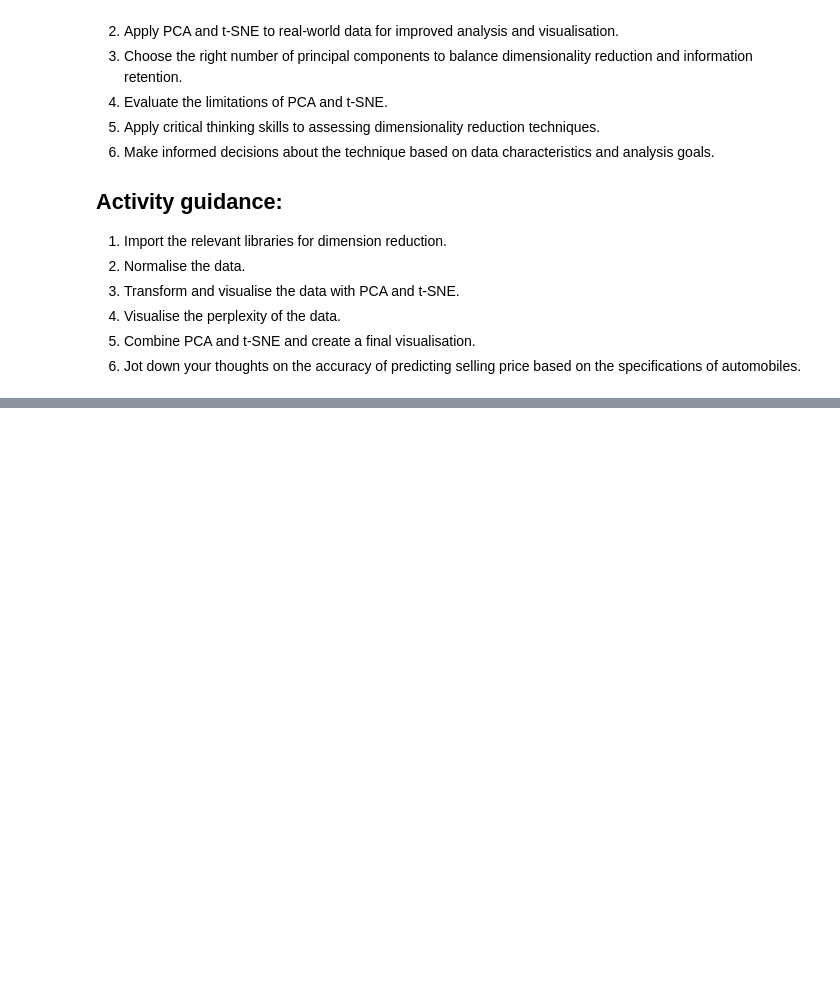
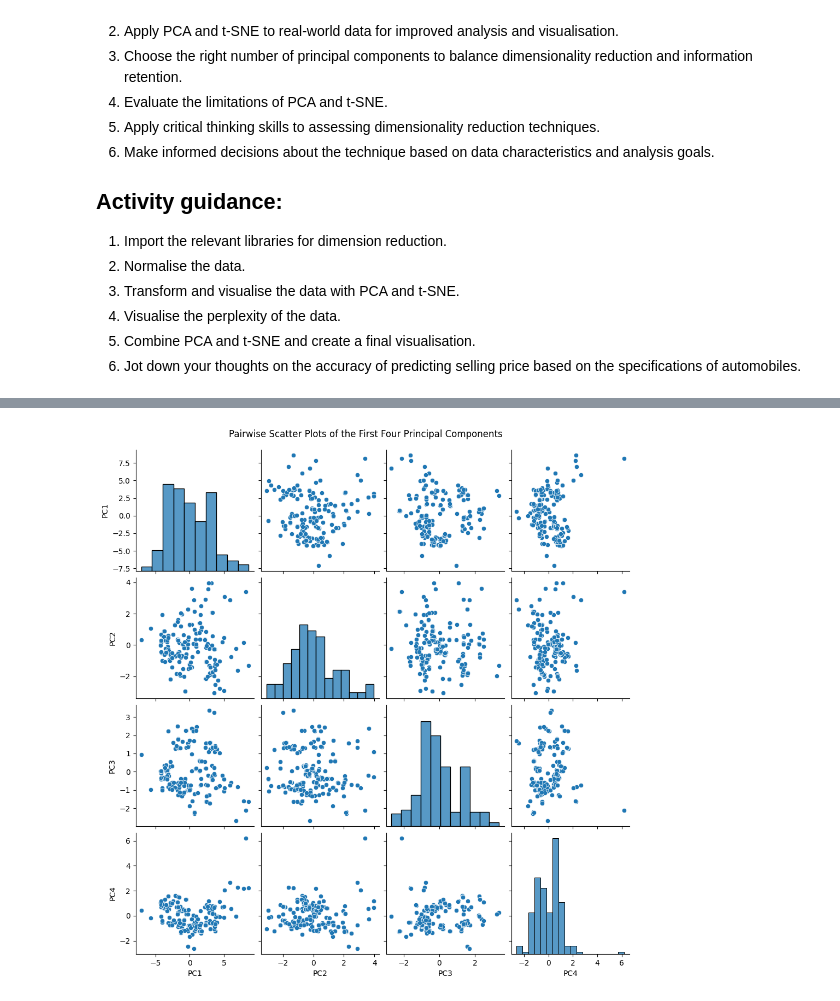
Before and after one commit to sheldonkemper/portfolio, a Jupyter notebook: CAM_DS_C101_Activity_4_2_4.ipynb, the cells around one changed output, grey strips where cells are left out. Drawn from its saved outputs; the diff is of its cells as text; code cells hidden in the pictures; blank space fills up the shorter version.

```diff
--- a/CAM_DS_C101_Activity_4_2_4.ipynb
+++ b/CAM_DS_C101_Activity_4_2_4.ipynb
@@ -49,0 +309,13 @@ Write a brief paragraph highlighting your process and the rationale to showcase
+# %%
+# Choose the number of components that explain around 90% of the variance
+n_components = 8  # For example, 8 components explain over 90% of variance
+
+# Apply PCA with the chosen number of components
+pca = PCA(n_components=n_components)
+X_pca_final = pca.fit_transform(X_scaled)
+
+# Create a DataFrame with the selected principal components
+X_pca_final_df = pd.DataFrame(X_pca_final, columns=[f'PC{i+1}' for i in range(n_components)])
+
+# Display the first few rows of the PCA-transformed data
+print(X_pca_final_df.head())
@@ -49,0 +346,7 @@ Write a brief paragraph highlighting your process and the rationale to showcase
+# %%
+# Pairwise scatter plots of PC1 to PC4
+sns.pairplot(X_pca_final_df[['PC1', 'PC2', 'PC3', 'PC4']])
+plt.suptitle('Pairwise Scatter Plots of the First Four Principal Components', y=1.02)
+plt.show()
+# %% [output]
+[figure, added]
```
Also changed, not shown: parts of 37 cells of this notebook.
